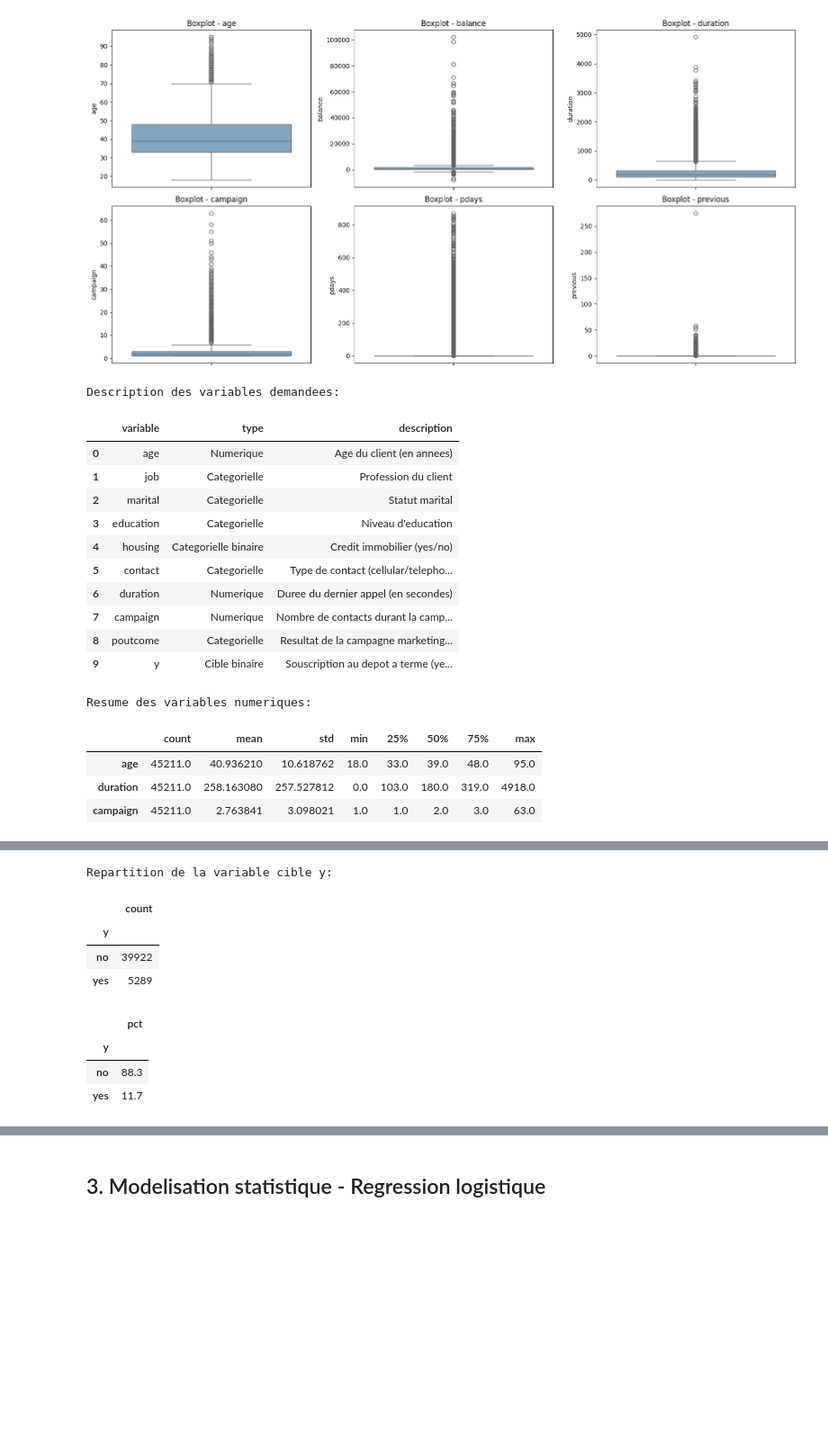
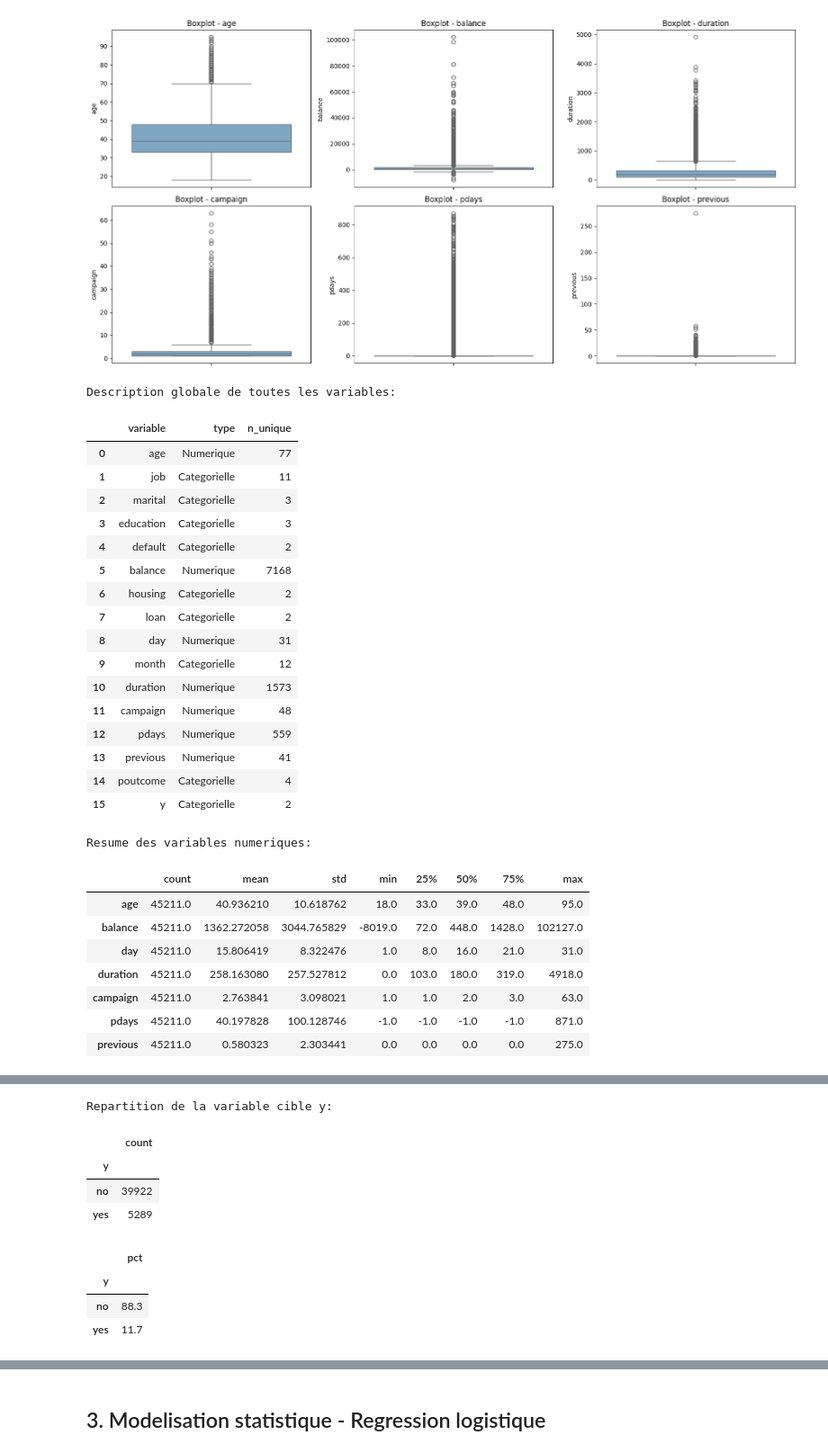
Before and after one commit to Ziwazou/UCI_Bank_Marketing_Analysis, a Jupyter notebook: Main.ipynb, the cells around one changed output, grey strips where cells are left out. Shown at 90% size. Cells and saved outputs as stored; diff of their text form; code cells hidden in the pictures; blank space fills up the shorter version.

```diff
--- a/Main.ipynb
+++ b/Main.ipynb
@@ -81,0 +107,7 @@ Nombre total de valeurs manquantes: 0
+# %%
+# Traitement des 'unknown': contact supprime, education/job imputes par le mode, poutcome garde tel quel
+df = df.drop(columns=["contact"])
+for col in ["education", "job"]:
+    mode_val = df.loc[df[col] != "unknown", col].mode().iloc[0]
+    df[col] = df[col].replace("unknown", mode_val)
+print("\nTraitement applique")
@@ -151,63 +186,69 @@ Rapport outliers (methode IQR):
 | day | 8.0 | 21.0 | 13.0 | -11.5 | 40.5 | 0.0 | 0.00 |
 [figure]
 # %%
-# 1.4 Description des variables (focus projet)
+# 1.4 Description des variables (toutes les colonnes)
 
-variable_desc = pd.DataFrame([
-    ["age", "Numerique", "Age du client (en annees)"],
-    ["job", "Categorielle", "Profession du client"],
-    ["marital", "Categorielle", "Statut marital"],
-    ["education", "Categorielle", "Niveau d'education"],
-    ["housing", "Categorielle binaire", "Credit immobilier (yes/no)"],
-    ["contact", "Categorielle", "Type de contact (cellular/telephone/unknown)"],
-    ["duration", "Numerique", "Duree du dernier appel (en secondes)"],
-    ["campaign", "Numerique", "Nombre de contacts durant la campagne en cours"],
-    ["poutcome", "Categorielle", "Resultat de la campagne marketing precedente"],
-    ["y", "Cible binaire", "Souscription au depot a terme (yes/no)"]
-], columns=["variable", "type", "description"])
+num_cols_all = df.select_dtypes(include=["number"]).columns.tolist()
+cat_cols_all = df.select_dtypes(include=["object"]).columns.tolist()
 
-print("Description des variables demandees:")
-display(variable_desc)
+var_desc = pd.DataFrame({
+    "variable": df.columns,
+    "type": ["Numerique" if c in num_cols_all else "Categorielle" for c in df.columns],
+    "n_unique": [df[c].nunique(dropna=False) for c in df.columns],
+})
+
+print("Description globale de toutes les variables:")
+display(var_desc)
 
 # Resume statistique rapide pour interpretation
 print("\nResume des variables numeriques:")
-display(df[[c for c in ["age", "duration", "campaign"] if c in df.columns]].describe().T)
+display(df[num_cols_all].describe().T)
 
 # Les modelité des variables catégorielle
-cat_cols = list(["job", "marital", "education", "housing", "contact", "poutcome", "y"])
+cat_cols = cat_cols_all.copy()
 
 for col in cat_cols:
     print(f"\n--- {col} ---")
     print(f"Modalites ({df[col].nunique()}): {sorted(df[col].dropna().unique().tolist())}")
 
 cat_summary = pd.DataFrame({
     "n_modalites": df[cat_cols].nunique(),
     "modalite_plus_frequente": [df[c].mode(dropna=False)[0] for c in cat_cols],
     "freq_modalite_plus_frequente": [df[c].value_counts(dropna=False).iloc[0] for c in cat_cols]
 }).sort_values("n_modalites", ascending=False)
 
-print("\nResume des variables categorielles (focus):")
+print("\nResume des variables categorielles:")
 display(cat_summary)
 
 print("\nRepartition de la variable cible y:")
 display(df["y"].value_counts(dropna=False).to_frame("count"))
 display((df["y"].value_counts(normalize=True, dropna=False) * 100).round(2).to_frame("pct"))
 # %% [output]
-Description des variables demandees:
+Description globale de toutes les variables:
-|  | variable | type | description |
-| 0 | age | Numerique | Age du client (en annees) |
-| 1 | job | Categorielle | Profession du client |
-| 2 | marital | Categorielle | Statut marital |
-| 3 | education | Categorielle | Niveau d'education |
-| 4 | housing | Categorielle binaire | Credit immobilier (yes/no) |
-| 5 | contact | Categorielle | Type de contact (cellular/telepho... |
-| 6 | duration | Numerique | Duree du dernier appel (en secondes) |
-| 7 | campaign | Numerique | Nombre de contacts durant la camp... |
-| 8 | poutcome | Categorielle | Resultat de la campagne marketing... |
-| 9 | y | Cible binaire | Souscription au depot a terme (ye... |
+|  | variable | type | n_unique |
+| 0 | age | Numerique | 77 |
+| 1 | job | Categorielle | 11 |
+| 2 | marital | Categorielle | 3 |
+| 3 | education | Categorielle | 3 |
+| 4 | default | Categorielle | 2 |
+| 5 | balance | Numerique | 7168 |
+| 6 | housing | Categorielle | 2 |
+| 7 | loan | Categorielle | 2 |
+| 8 | day | Numerique | 31 |
+| 9 | month | Categorielle | 12 |
+| 10 | duration | Numerique | 1573 |
+| 11 | campaign | Numerique | 48 |
+| 12 | pdays | Numerique | 559 |
+| 13 | previous | Numerique | 41 |
+| 14 | poutcome | Categorielle | 4 |
+| 15 | y | Categorielle | 2 |
 Resume des variables numeriques:
 |  | count | mean | std | min | 25% | 50% | 75% | max |
 | age | 45211.0 | 40.936210 | 10.618762 | 18.0 | 33.0 | 39.0 | 48.0 | 95.0 |
+| balance | 45211.0 | 1362.272058 | 3044.765829 | -8019.0 | 72.0 | 448.0 | 1428.0 | 102127.0 |
+| day | 45211.0 | 15.806419 | 8.322476 | 1.0 | 8.0 | 16.0 | 21.0 | 31.0 |
 | duration | 45211.0 | 258.163080 | 257.527812 | 0.0 | 103.0 | 180.0 | 319.0 | 4918.0 |
 | campaign | 45211.0 | 2.763841 | 3.098021 | 1.0 | 1.0 | 2.0 | 3.0 | 63.0 |
+| pdays | 45211.0 | 40.197828 | 100.128746 | -1.0 | -1.0 | -1.0 | -1.0 | 871.0 |
+| previous | 45211.0 | 0.580323 | 2.303441 | 0.0 | 0.0 | 0.0 | 0.0 | 275.0 |
 --- job ---
```
Also changed, not shown: parts of 18 cells of this notebook.
